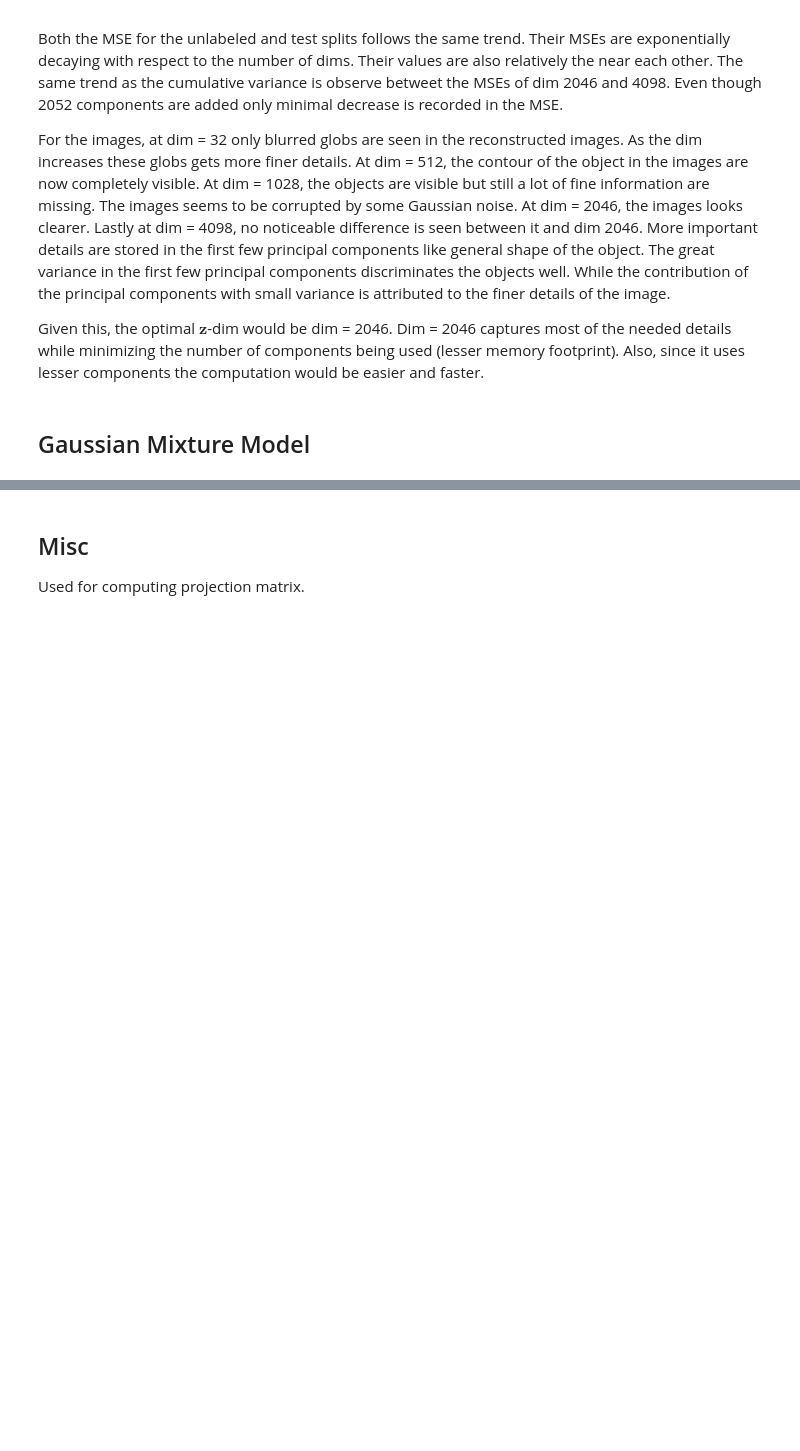
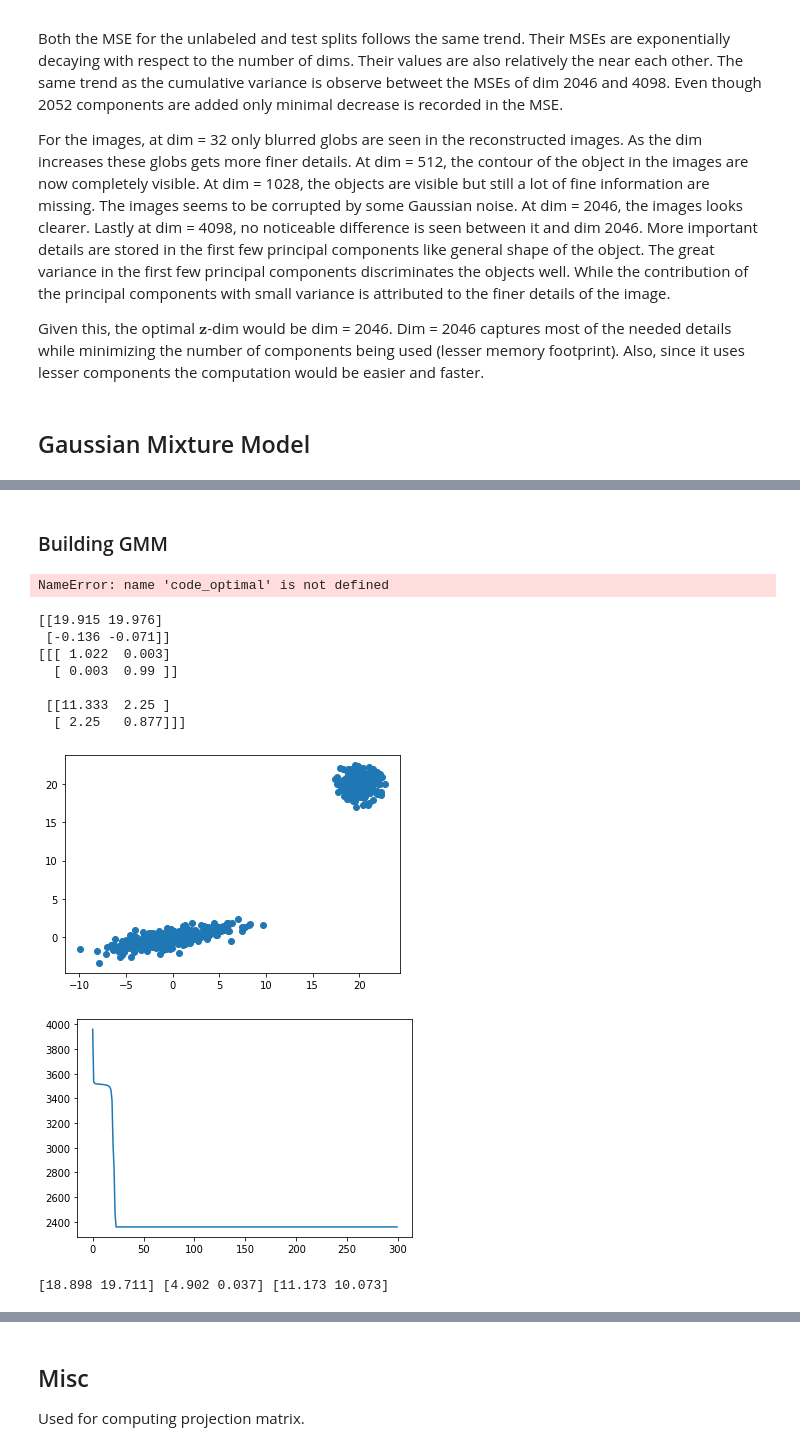
Before and after one commit to peeeyow/stl10-pca-gmm-experiment, a Jupyter notebook: stl10_pca_gmm_experiment.ipynb, the cells around one changed output, grey strips where cells are left out. Drawn from its saved outputs; the diff is of its cells as text; code cells hidden in the pictures; blank space fills up the shorter version.

Commit message:
added gmm sample method

```diff
--- a/stl10_pca_gmm_experiment.ipynb
+++ b/stl10_pca_gmm_experiment.ipynb
@@ -665,0 +793,66 @@ r_ni shape = (100,)
+# %% [markdown]
+### Building GMM
+# %%
+gmm_naive = GMM(10, 350)
+nll_loss_naive = gmm_naive.fit(code_optimal)
+
+gmm_seeded = GMM(10, 350)
+# %% [output]
+NameError: name 'code_optimal' is not defined
+# %%
+n_samples = 300
+n_components = 2
+
+# generate random sample, two components
+np.random.seed(0)
+
+# generate spherical data centered on (20, 20)
+shifted_gaussian = np.random.randn(n_samples, 2) + np.array([20, 20])
+
+# generate zero centered stretched Gaussian data
+C = np.array([[0., -0.7], [3.5, .7]])
+stretched_gaussian = np.dot(np.random.randn(n_samples, 2), C)
+
+# concatenate the two datasets into the final training set
+X_train = np.vstack([shifted_gaussian, stretched_gaussian])
+
+from sklearn.cluster import KMeans
+
+# k=2
+# kmeans = KMeans(n_clusters=k)
+# X_dist = kmeans.fit_transform(X_train)
+# representative_idx = np.argmin(X_dist, axis=0)
+# X_representative = X_train[representative_idx]
+
+# print(X_dist)
+# print(kmeans.labels_)
+# print(representative_idx)
+
+gmm = GMM(n_components, 300)
+nll_loss = gmm.fit(X_train)
+
+plt.figure()
+plt.scatter(X_train[:, 0], X_train[:, 1])
+
+np.set_printoptions(precision=3, suppress=True)
+plt.figure()
+plt.plot(nll_loss)
+print(gmm.mus)
+print(gmm.sigmas)
+# %% [output]
+[[19.915 19.976]
+ [-0.136 -0.071]]
+[[[ 1.022  0.003]
+  [ 0.003  0.99 ]]
+
+ [[11.333  2.25 ]
+  [ 2.25   0.877]]]
+[figure, added]
+[figure, added]
+# %%
+sample0 = gmm.sample(np.array([1, 0]))
+sample1 = gmm.sample(np.array([0, 1]))
+sample2 = gmm.sample(np.array([1, 1]))
+print(sample0, sample1, sample2)
+# %% [output]
+[18.898 19.711] [4.902 0.037] [11.173 10.073]
```
Also changed, not shown: parts of 5 cells of this notebook.
